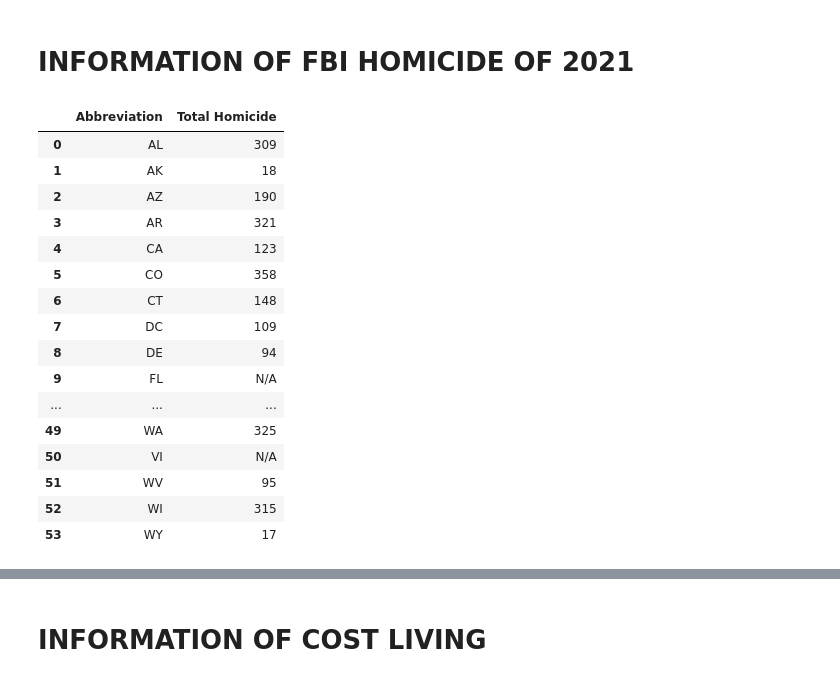
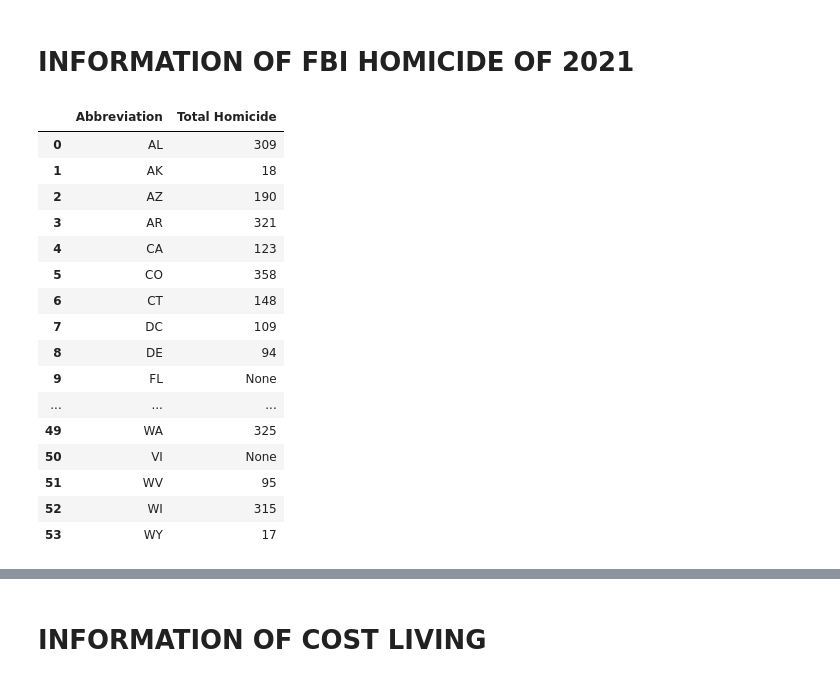
Before and after one commit to hrollin5/project_one, a Jupyter notebook: data_prep.ipynb, the cells around one changed output, grey strips where cells are left out. Drawn from its saved outputs; the diff is of its cells as text; code cells hidden in the pictures.

```diff
--- a/data_prep.ipynb
+++ b/data_prep.ipynb
@@ -29,34 +32,35 @@ data_homicide.head()
 # %%
 for index,row in data_homicide.iterrows():
     try:
         #with this we get the information of FBI API
         state=row["Abbreviation"]
         base_url=f"https://api.usa.gov/crime/fbi/cde/shr/state/{state}/victim/sex?from=2021&to=2021&API_KEY={api_key_FBI}"
         #print(base_url)
         response = requests.get(base_url)
         response= response.json()
 
         data_homicide.loc[index,"Total Homicide"]=response["data"][0]["Unknown"]+response["data"][0]["Male"]+response["data"][0]["Female"]
     except:
-        data_homicide.loc[index,"Total Homicide"]="N/A"
+        data_homicide.loc[index, "Total Homicide"] = None
+
 
 data_homicide.head(54)
 # List all 54 states in order showing the number of total Homicides
 # %% [output]
 |  | Abbreviation | Total Homicide |
 | 0 | AL | 309 |
 | 1 | AK | 18 |
 | 2 | AZ | 190 |
 | 3 | AR | 321 |
 | 4 | CA | 123 |
 | 5 | CO | 358 |
 | 6 | CT | 148 |
 | 7 | DC | 109 |
 | 8 | DE | 94 |
-| 9 | FL | N/A |
+| 9 | FL | None |
 | ... | ... | ... |
 | 49 | WA | 325 |
-| 50 | VI | N/A |
+| 50 | VI | None |
 | 51 | WV | 95 |
 | 52 | WI | 315 |
 | 53 | WY | 17 |
```
Also changed, not shown: parts of 7 cells of this notebook.
